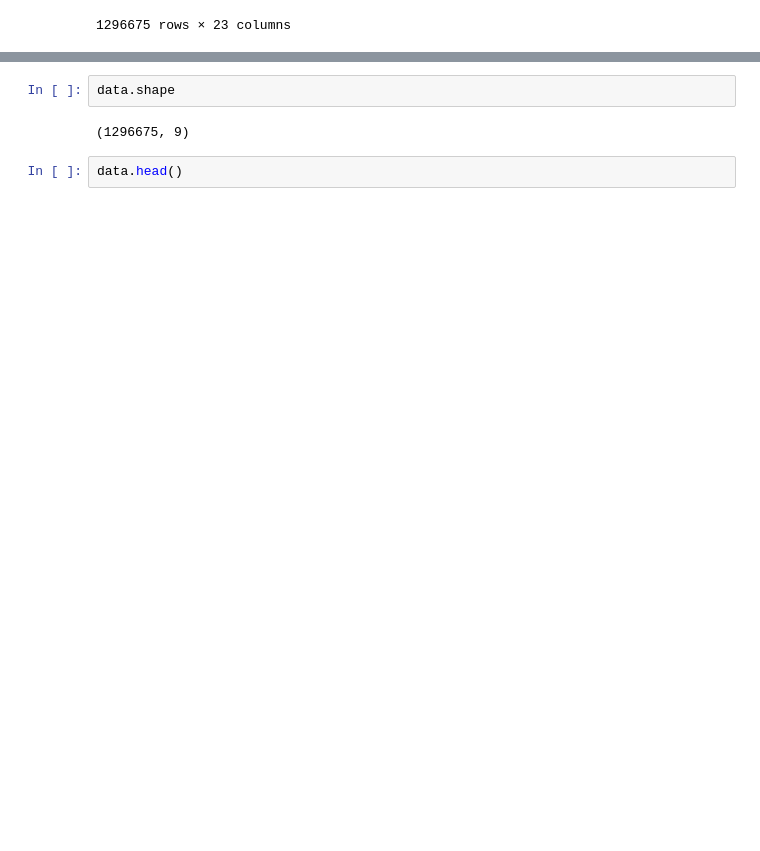
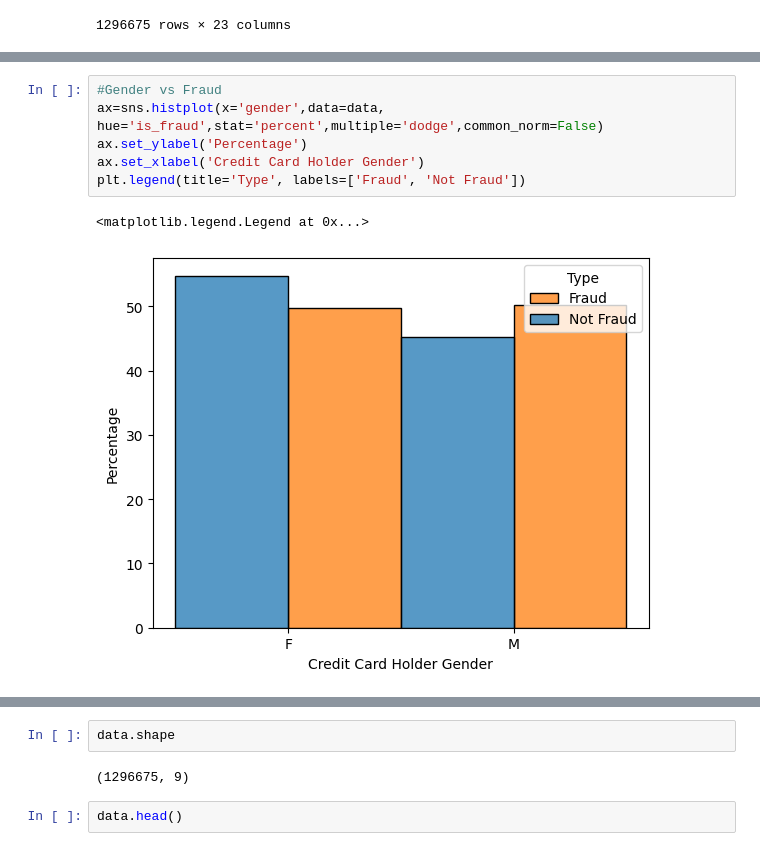
Before and after one commit to candobettercode/codsoft, a Jupyter notebook: credit_card_fraud_detection/Credit-card-Fraud-Detection.ipynb, the cells around one changed output, grey strips where cells are left out. Cells and saved outputs as stored; diff of their text form; blank space fills up the shorter version.

```diff
--- a/credit_card_fraud_detection/Credit-card-Fraud-Detection.ipynb
+++ b/credit_card_fraud_detection/Credit-card-Fraud-Detection.ipynb
@@ -192,0 +249,9 @@ data
+# %%
+#Gender vs Fraud
+ax=sns.histplot(x='gender',data=data, hue='is_fraud',stat='percent',multiple='dodge',common_norm=False)
+ax.set_ylabel('Percentage')
+ax.set_xlabel('Credit Card Holder Gender')
+plt.legend(title='Type', labels=['Fraud', 'Not Fraud'])
+# %% [output]
+<matplotlib.legend.Legend at 0x...>
+[figure, added]
```
Also changed, not shown: parts of 47 cells of this notebook.
